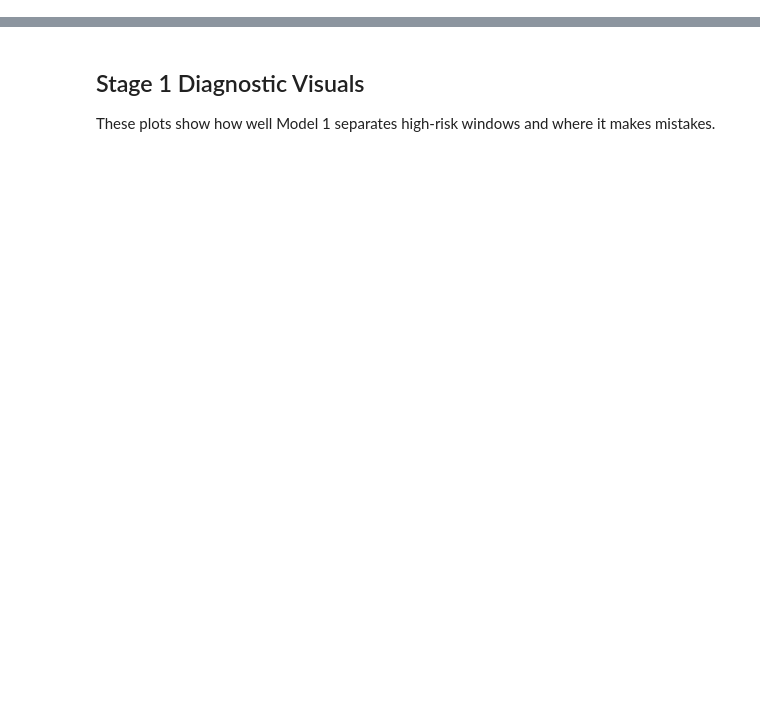
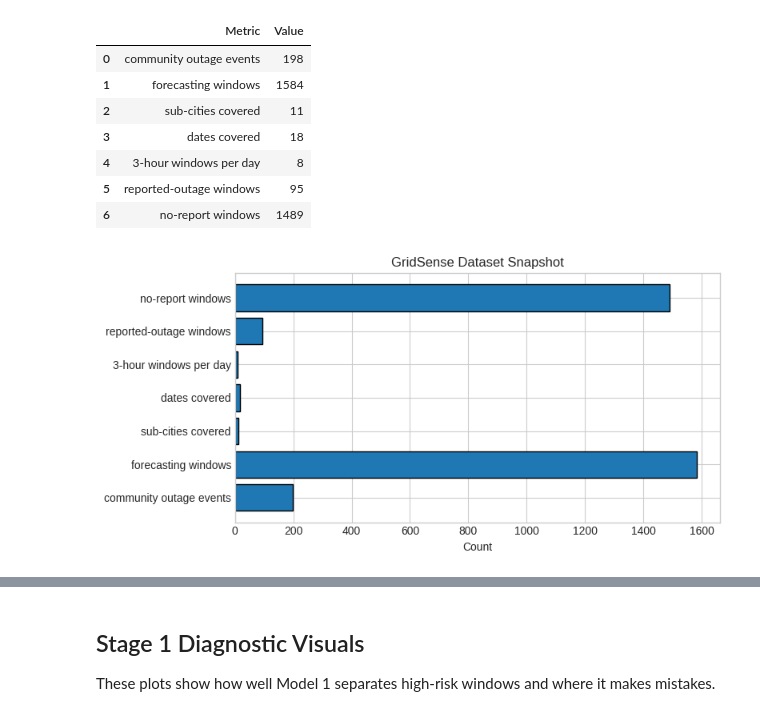
Before and after one commit to lisan-5/GridSense, a Jupyter notebook: notebooks/Lisanegebriel_Abay_Ethiopia_Final_Project.ipynb, the cells around one changed output, grey strips where cells are left out. Cells and saved outputs as stored; diff of their text form; code cells hidden in the pictures; blank space fills up the shorter version.

Commit message:
Update project docs to new GridSense framing

```diff
--- a/notebooks/Lisanegebriel_Abay_Ethiopia_Final_Project.ipynb
+++ b/notebooks/Lisanegebriel_Abay_Ethiopia_Final_Project.ipynb
@@ -201 +246,30 @@ Name: count, dtype: int64
+# %%
+summary = {
+    'community outage events': len(community),
+    'forecasting windows': len(forecast_df),
+    'sub-cities covered': forecast_df['sub_city'].nunique(),
+    'dates covered': forecast_df['date'].nunique(),
+    '3-hour windows per day': forecast_df['time_window'].nunique(),
+    'reported-outage windows': int(forecast_df['outage_reported'].sum()),
+    'no-report windows': int((forecast_df['outage_reported'] == 0).sum())
+}
+summary_df = pd.DataFrame(summary.items(), columns=['Metric', 'Value'])
+display(summary_df)
+
+fig, ax = plt.subplots(figsize=(8, 4))
+ax.barh(summary_df['Metric'], summary_df['Value'], edgecolor='black')
+ax.set_title('GridSense Dataset Snapshot')
+ax.set_xlabel('Count')
+plt.tight_layout()
+plt.show()
+# %% [output]
+|  | Metric | Value |
+| 0 | community outage events | 198 |
+| 1 | forecasting windows | 1584 |
+| 2 | sub-cities covered | 11 |
+| 3 | dates covered | 18 |
+| 4 | 3-hour windows per day | 8 |
+| 5 | reported-outage windows | 95 |
+| 6 | no-report windows | 1489 |
+[figure, added]
 # %% [markdown]
```
Also changed, not shown: parts of 32 cells of this notebook, 6 other files.
